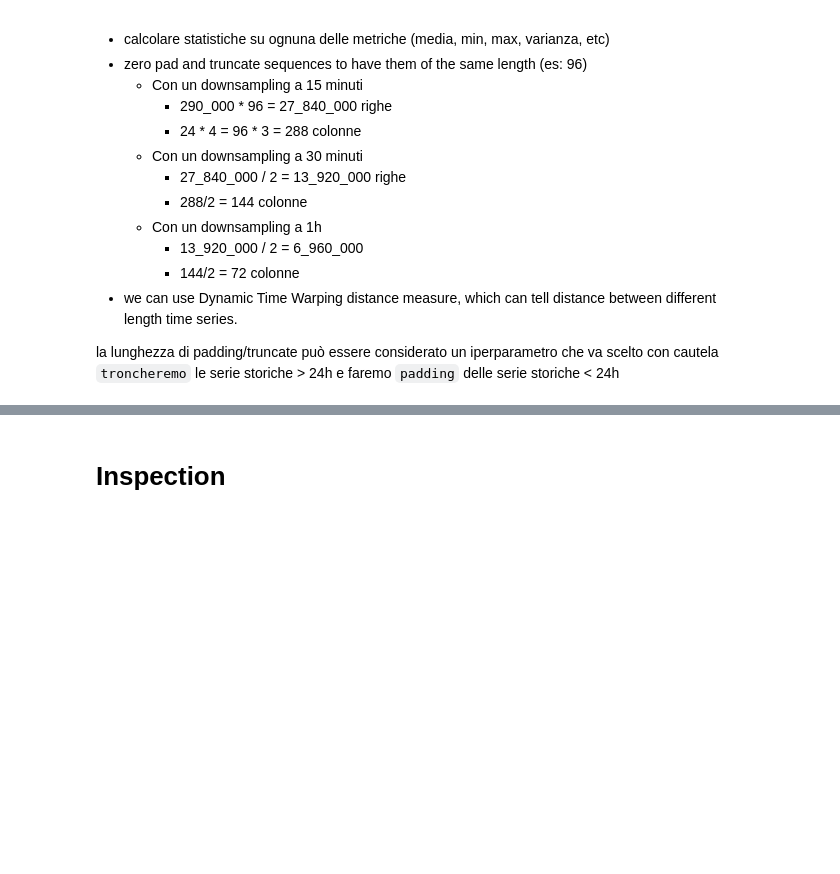
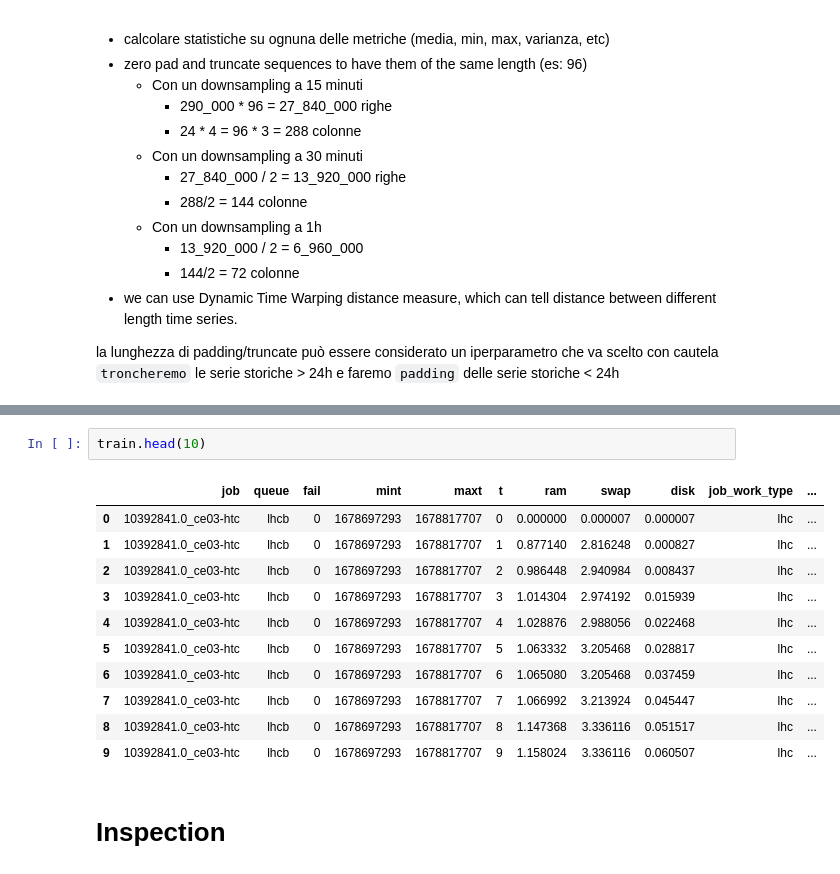
Before and after one commit to alessioarcara/JobFailurePrediction-CNAF, a Jupyter notebook: tirocinio/notebooks/tesi.ipynb, the cells around one changed output, grey strips where cells are left out. Cells and saved outputs as stored; diff of their text form; blank space fills up the shorter version.

```diff
--- a/tirocinio/notebooks/tesi.ipynb
+++ b/tirocinio/notebooks/tesi.ipynb
@@ -134,2 +152,16 @@ Wall time: 48.8 s
+# %%
+train.head(10)
+# %% [output]
+|  | job | queue | fail | mint | maxt | t | ram | swap | disk | job_work_type | ... |
+| 0 | 10392841.0_ce03-htc | lhcb | 0 | 1678697293 | 1678817707 | 0 | 0.000000 | 0.000007 | 0.000007 | lhc | ... |
+| 1 | 10392841.0_ce03-htc | lhcb | 0 | 1678697293 | 1678817707 | 1 | 0.877140 | 2.816248 | 0.000827 | lhc | ... |
+| 2 | 10392841.0_ce03-htc | lhcb | 0 | 1678697293 | 1678817707 | 2 | 0.986448 | 2.940984 | 0.008437 | lhc | ... |
+| 3 | 10392841.0_ce03-htc | lhcb | 0 | 1678697293 | 1678817707 | 3 | 1.014304 | 2.974192 | 0.015939 | lhc | ... |
+| 4 | 10392841.0_ce03-htc | lhcb | 0 | 1678697293 | 1678817707 | 4 | 1.028876 | 2.988056 | 0.022468 | lhc | ... |
+| 5 | 10392841.0_ce03-htc | lhcb | 0 | 1678697293 | 1678817707 | 5 | 1.063332 | 3.205468 | 0.028817 | lhc | ... |
+| 6 | 10392841.0_ce03-htc | lhcb | 0 | 1678697293 | 1678817707 | 6 | 1.065080 | 3.205468 | 0.037459 | lhc | ... |
+| 7 | 10392841.0_ce03-htc | lhcb | 0 | 1678697293 | 1678817707 | 7 | 1.066992 | 3.213924 | 0.045447 | lhc | ... |
+| 8 | 10392841.0_ce03-htc | lhcb | 0 | 1678697293 | 1678817707 | 8 | 1.147368 | 3.336116 | 0.051517 | lhc | ... |
+| 9 | 10392841.0_ce03-htc | lhcb | 0 | 1678697293 | 1678817707 | 9 | 1.158024 | 3.336116 | 0.060507 | lhc | ... |
 # %% [markdown]
 # Inspection
```
Also changed, not shown: parts of 37 cells of this notebook, 9 other files.
